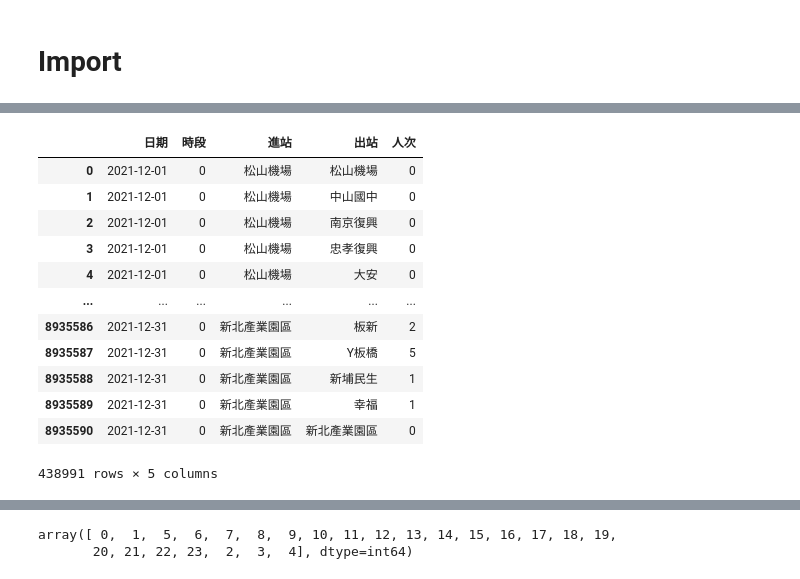
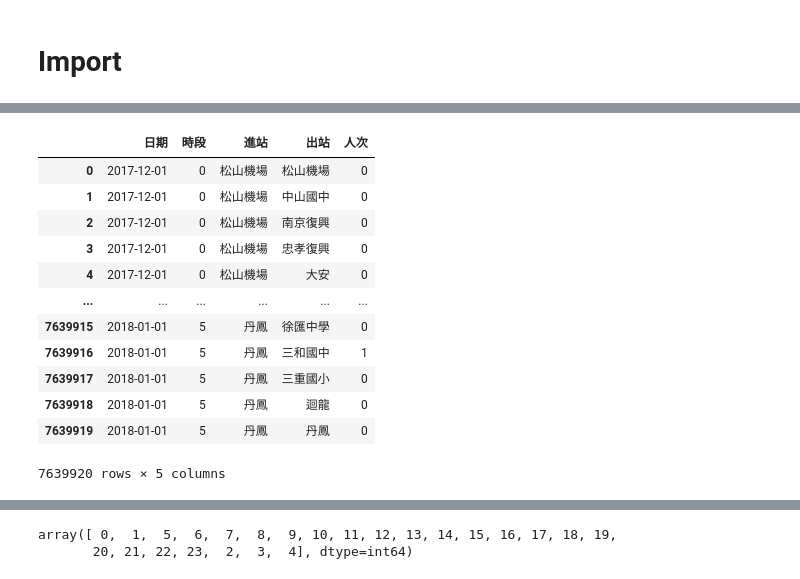
Before and after one commit to eloise-chou/NewYearResolution, a Jupyter notebook: get_MRT_data_with_coord.ipynb, the cells around one changed output, grey strips where cells are left out. Drawn from its saved outputs; the diff is of its cells as text; code cells hidden in the pictures.

```diff
--- a/get_MRT_data_with_coord.ipynb
+++ b/get_MRT_data_with_coord.ipynb
@@ -26,16 +10,16 @@ MRT_2021
-# %%
-MRT_2021[MRT_2021['時段'] == 0]
-# %% [output]
-|  | 日期 | 時段 | 進站 | 出站 | 人次 |
-| 0 | 2021-12-01 | 0 | 松山機場 | 松山機場 | 0 |
-| 1 | 2021-12-01 | 0 | 松山機場 | 中山國中 | 0 |
-| 2 | 2021-12-01 | 0 | 松山機場 | 南京復興 | 0 |
-| 3 | 2021-12-01 | 0 | 松山機場 | 忠孝復興 | 0 |
-| 4 | 2021-12-01 | 0 | 松山機場 | 大安 | 0 |
-| ... | ... | ... | ... | ... | ... |
-| 8935586 | 2021-12-31 | 0 | 新北產業園區 | 板新 | 2 |
-| 8935587 | 2021-12-31 | 0 | 新北產業園區 | Y板橋 | 5 |
-| 8935588 | 2021-12-31 | 0 | 新北產業園區 | 新埔民生 | 1 |
-| 8935589 | 2021-12-31 | 0 | 新北產業園區 | 幸福 | 1 |
-| 8935590 | 2021-12-31 | 0 | 新北產業園區 | 新北產業園區 | 0 |
-438991 rows × 5 columns
+# %%
+MRT_2017
+# %% [output]
+|  | 日期 | 時段 | 進站 | 出站 | 人次 |
+| 0 | 2017-12-01 | 0 | 松山機場 | 松山機場 | 0 |
+| 1 | 2017-12-01 | 0 | 松山機場 | 中山國中 | 0 |
+| 2 | 2017-12-01 | 0 | 松山機場 | 南京復興 | 0 |
+| 3 | 2017-12-01 | 0 | 松山機場 | 忠孝復興 | 0 |
+| 4 | 2017-12-01 | 0 | 松山機場 | 大安 | 0 |
+| ... | ... | ... | ... | ... | ... |
+| 7639915 | 2018-01-01 | 5 | 丹鳳 | 徐匯中學 | 0 |
+| 7639916 | 2018-01-01 | 5 | 丹鳳 | 三和國中 | 1 |
+| 7639917 | 2018-01-01 | 5 | 丹鳳 | 三重國小 | 0 |
+| 7639918 | 2018-01-01 | 5 | 丹鳳 | 迴龍 | 0 |
+| 7639919 | 2018-01-01 | 5 | 丹鳳 | 丹鳳 | 0 |
+7639920 rows × 5 columns
```
Also changed, not shown: parts of 9 cells of this notebook.
